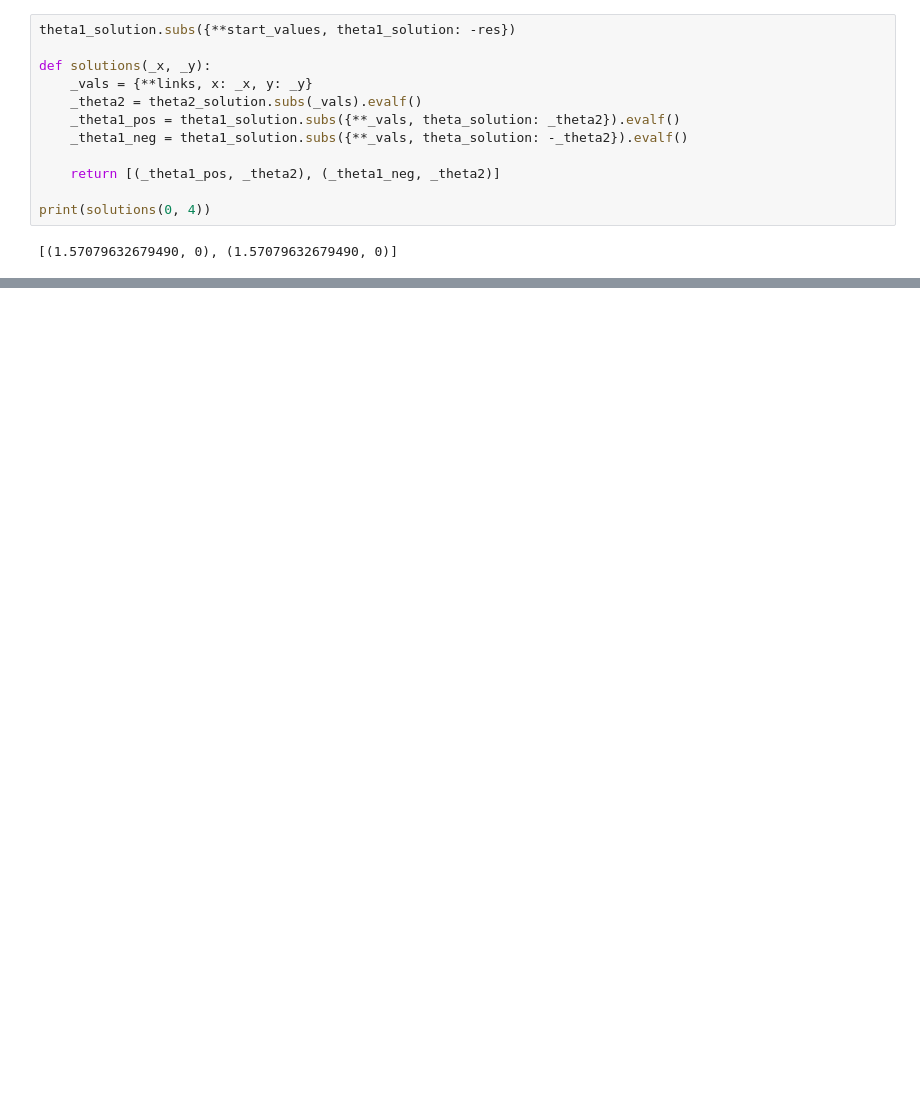
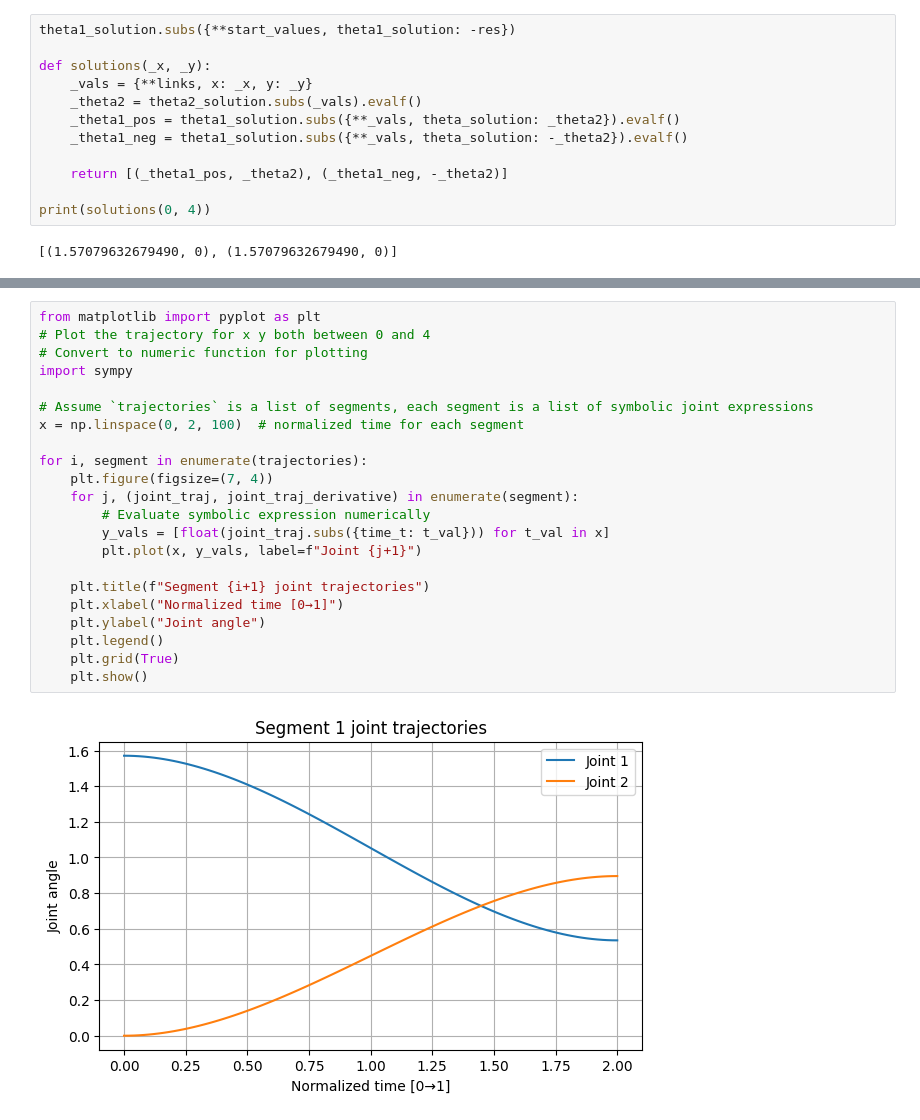
Before and after one commit to ludde127/Kinematics-Exercises, a Jupyter notebook: excersises.ipynb, the cells around one changed output, grey strips where cells are left out. Cells and saved outputs as stored; diff of their text form; blank space fills up the shorter version.

```diff
--- a/excersises.ipynb
+++ b/excersises.ipynb
@@ -297,7 +298,7 @@ def solutions(_x, _y):
     _theta1_pos = theta1_solution.subs({**_vals, theta_solution: _theta2}).evalf()
     _theta1_neg = theta1_solution.subs({**_vals, theta_solution: -_theta2}).evalf()
 
-    return [(_theta1_pos, _theta2), (_theta1_neg, _theta2)]
+    return [(_theta1_pos, _theta2), (_theta1_neg, -_theta2)]
 
 print(solutions(0, 4))
 # %% [output]
@@ -328,0 +396,24 @@ D = (3, 1), joint values [(-19.3262950841130, 75.5224878140701), (56.19619272995
+# %%
+from matplotlib import pyplot as plt
+# Plot the trajectory for x y both between 0 and 4
+# Convert to numeric function for plotting
+import sympy
+
+# Assume `trajectories` is a list of segments, each segment is a list of symbolic joint expressions
+x = np.linspace(0, 2, 100)  # normalized time for each segment
+
+for i, segment in enumerate(trajectories):
+    plt.figure(figsize=(7, 4))
+    for j, (joint_traj, joint_traj_derivative) in enumerate(segment):
+        # Evaluate symbolic expression numerically
+        y_vals = [float(joint_traj.subs({time_t: t_val})) for t_val in x]
+        plt.plot(x, y_vals, label=f"Joint {j+1}")
+
+    plt.title(f"Segment {i+1} joint trajectories")
+    plt.xlabel("Normalized time [0→1]")
+    plt.ylabel("Joint angle")
+    plt.legend()
+    plt.grid(True)
+    plt.show()
+# %% [output]
+[figure, added]
```
Also changed, not shown: parts of 10 cells of this notebook.
